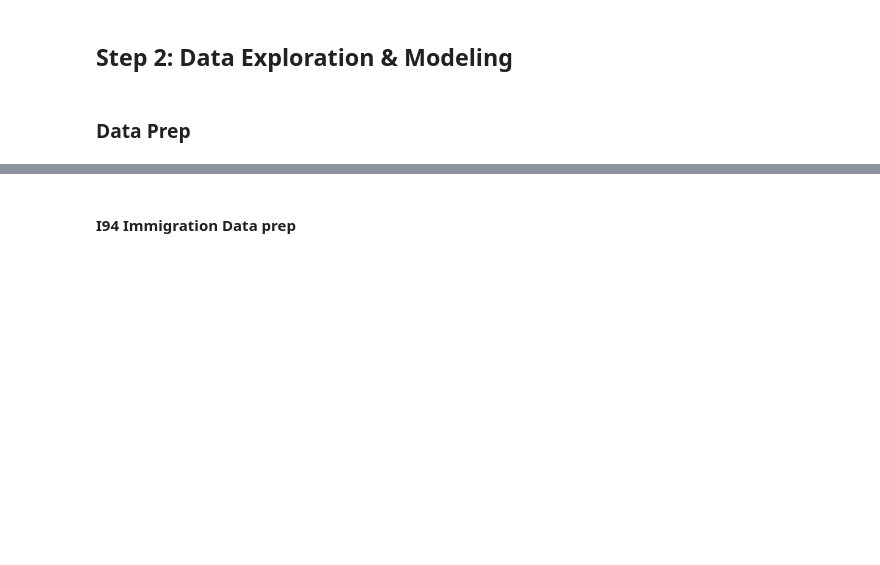
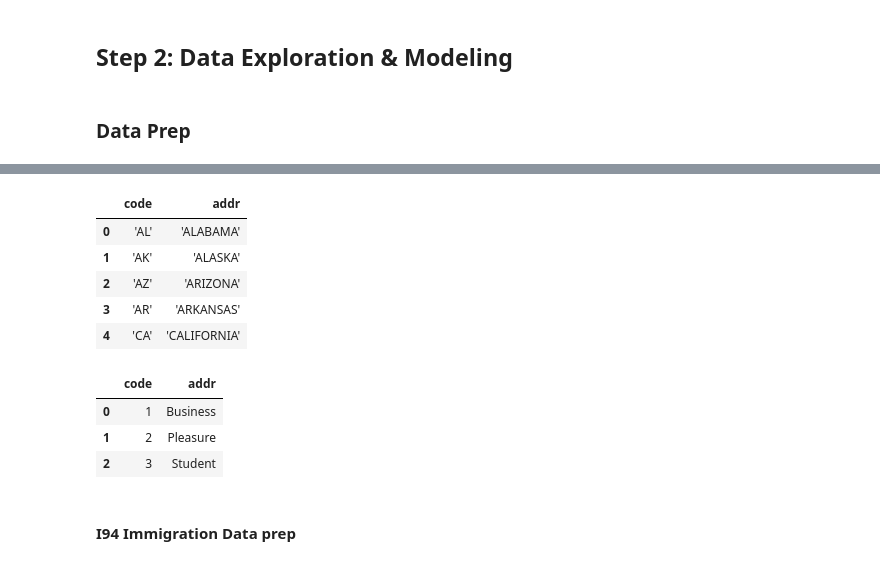
Before and after one commit to kudeh/udacity-dend-capstone, a Jupyter notebook: Capstone EDA.ipynb, the cells around one changed output, grey strips where cells are left out. Drawn from its saved outputs; the diff is of its cells as text; code cells hidden in the pictures; blank space fills up the shorter version.

```diff
--- a/Capstone EDA.ipynb
+++ b/Capstone EDA.ipynb
@@ -176,3 +235,21 @@ None
+# %%
+i94addr = sas_program_file_value_parser('data/I94_SAS_Labels_Descriptions.SAS', 'i94addrl', ['code', 'addr'])
+i94addr.head()
+# %% [output]
+|  | code | addr |
+| 0 | 'AL' | 'ALABAMA' |
+| 1 | 'AK' | 'ALASKA' |
+| 2 | 'AZ' | 'ARIZONA' |
+| 3 | 'AR' | 'ARKANSAS' |
+| 4 | 'CA' | 'CALIFORNIA' |
+# %%
+i94visa = sas_program_file_value_parser('data/I94_SAS_Labels_Descriptions.SAS', 'I94VISA', ['code', 'addr'])
+i94visa.head()
+# %% [output]
+|  | code | addr |
+| 0 | 1 | Business |
+| 1 | 2 | Pleasure |
+| 2 | 3 | Student |
 # %% [markdown]
 #### I94 Immigration Data prep
 # %%
```
Also changed, not shown: parts of 8 cells of this notebook, 1 other file.
